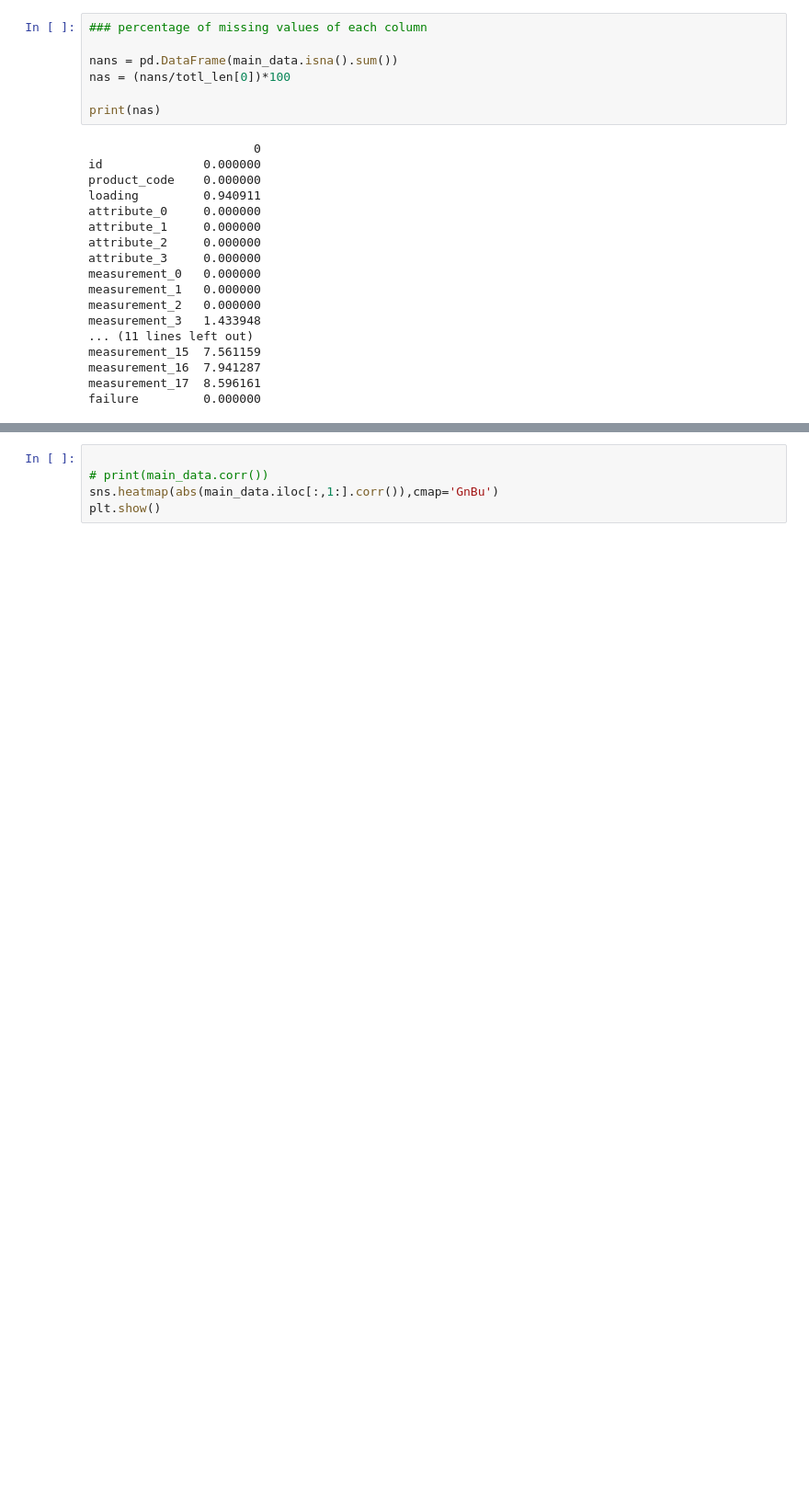
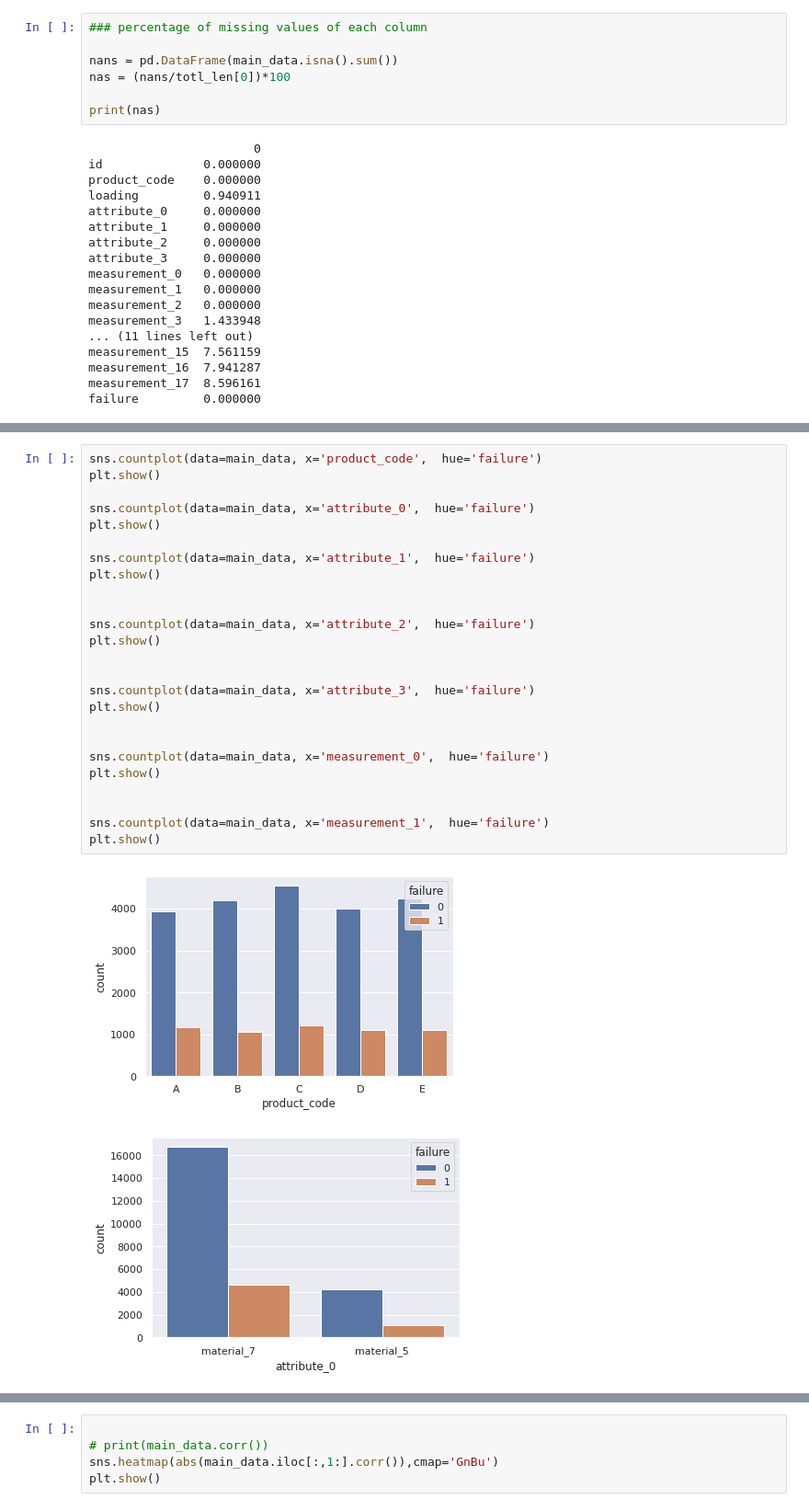
Before and after one commit to indhra/2019, a Jupyter notebook: playgroundseries-aug22.ipynb, the cells around one changed output, grey strips where cells are left out. Shown at 92% size. Cells and saved outputs as stored; diff of their text form; blank space fills up the shorter version.

```diff
--- a/playgroundseries-aug22.ipynb
+++ b/playgroundseries-aug22.ipynb
@@ -94,0 +178,28 @@ failure         0.000000
+# %%
+sns.countplot(data=main_data, x='product_code',  hue='failure')
+plt.show()
+
+sns.countplot(data=main_data, x='attribute_0',  hue='failure')
+plt.show()
+
+sns.countplot(data=main_data, x='attribute_1',  hue='failure')
+plt.show()
+
+
+sns.countplot(data=main_data, x='attribute_2',  hue='failure')
+plt.show()
+
+
+sns.countplot(data=main_data, x='attribute_3',  hue='failure')
+plt.show()
+
+
+sns.countplot(data=main_data, x='measurement_0',  hue='failure')
+plt.show()
+
+
+sns.countplot(data=main_data, x='measurement_1',  hue='failure')
+plt.show()
+# %% [output]
+[figure, added]
+[figure, added]
```
Also changed, not shown: parts of 42 cells of this notebook.
